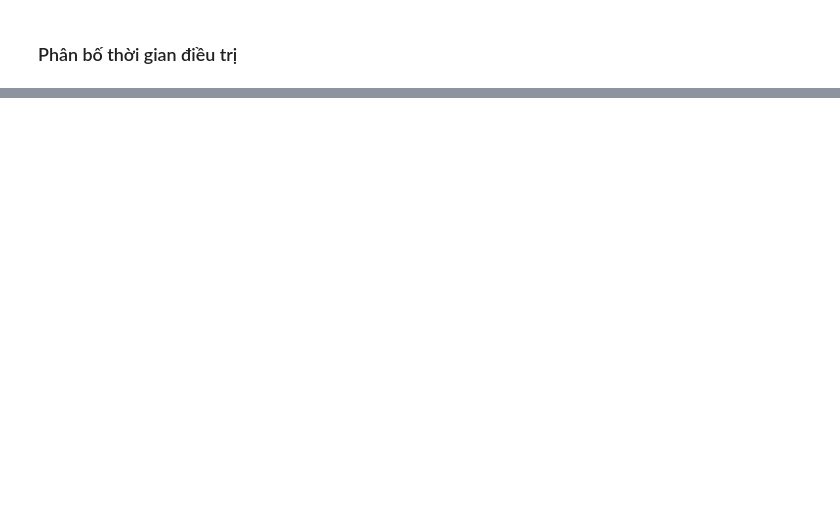
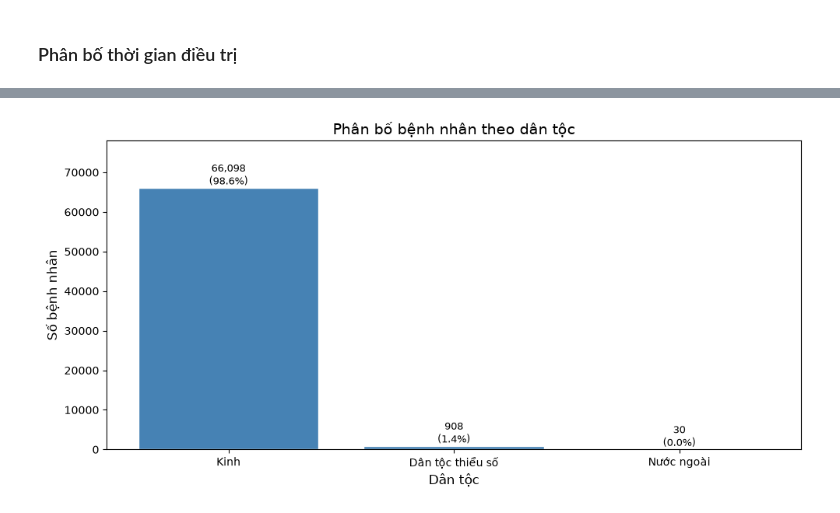
Before and after one commit to thiennguyen37-qn/Dieu-Tri-medical-data-2016, a Jupyter notebook: 03_eda.ipynb, the cells around one changed output, grey strips where cells are left out. Saved outputs shown, nothing was run; the diff lists cells and outputs as text; code cells hidden in the pictures; blank space fills up the shorter version.

```diff
--- a/03_eda.ipynb
+++ b/03_eda.ipynb
@@ -32,0 +143,21 @@ sns.scatterplot(data = model_df, x = 'Kinh độ', y = 'Vĩ độ', hue = 'Vùng
+# %%
+# Bar chart dân tộc — count + percentage label trên mỗi bar
+dan_toc = model_df['DANTOC'].value_counts().sort_values(ascending=False)
+total = dan_toc.sum()
+
+fig, ax = plt.subplots(figsize=(10, 5))
+bars = ax.bar(dan_toc.index, dan_toc.values, color='steelblue', edgecolor='white')
+
+for bar, count in zip(bars, dan_toc.values):
+    pct = count / total * 100
+    ax.text(bar.get_x() + bar.get_width() / 2, bar.get_height() + 30,
+            f'{count:,}\n({pct:.1f}%)', ha='center', va='bottom', fontsize=9)
+
+ax.set_xlabel('Dân tộc', fontsize=12)
+ax.set_ylabel('Số bệnh nhân', fontsize=12)
+ax.set_title('Phân bố bệnh nhân theo dân tộc', fontsize=14)
+ax.margins(y=0.18)
+plt.tight_layout()
+plt.show()
+# %% [output]
+[figure, added]
```
Also changed, not shown: parts of 19 cells of this notebook, 2 other files.
